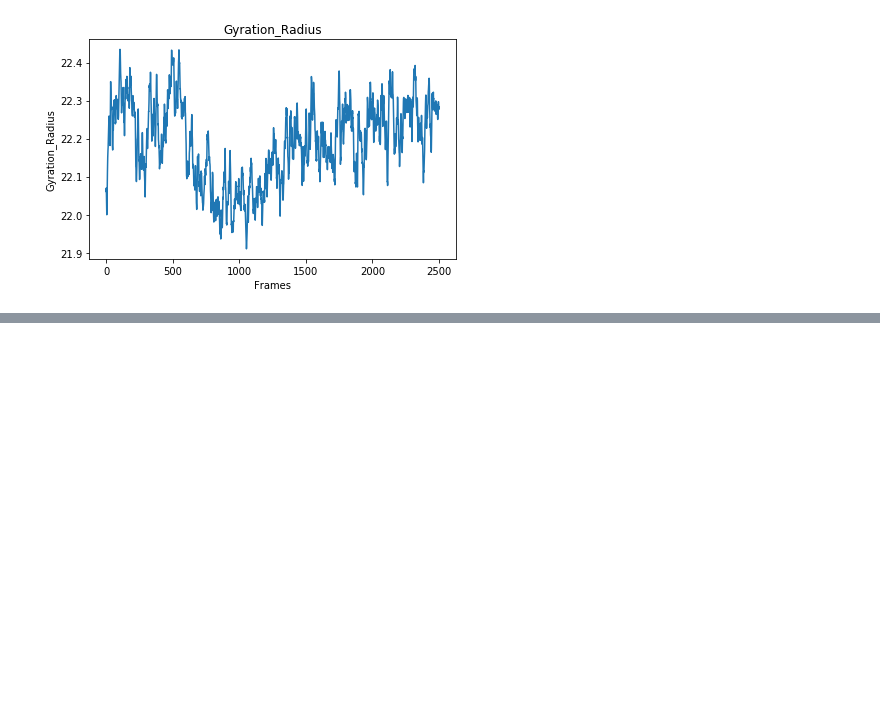
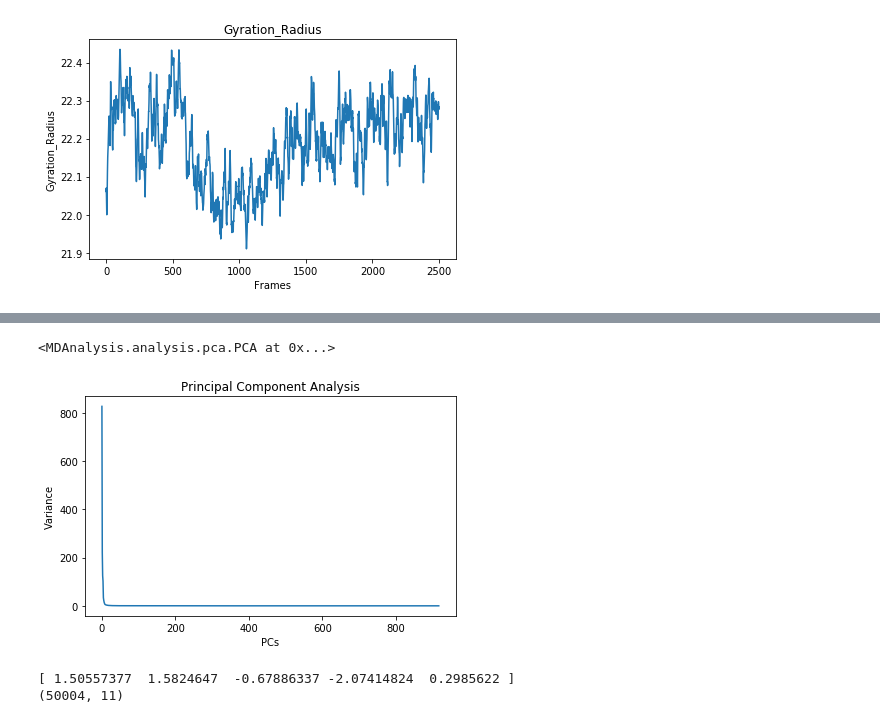
Before and after one commit to MikeXydas/MDSimsEval, a Jupyter notebook: MD_Analysis/nCov_QHD_G75_Analysis.ipynb, the cells around one changed output, grey strips where cells are left out. Drawn from its saved outputs; the diff is of its cells as text; code cells hidden in the pictures; blank space fills up the shorter version.

```diff
--- a/MD_Analysis/nCov_QHD_G75_Analysis.ipynb
+++ b/MD_Analysis/nCov_QHD_G75_Analysis.ipynb
@@ -154,0 +234,34 @@ UFuncTypeError: ufunc 'multiply' did not contain a loop with signature matching
+# %%
+import MDAnalysis.analysis.pca as pca
+#TODO: Check if the frames are aligned
+
+# I will apply PCA only on the alpha carbons like the paper I linked above does
+ca_pca = pca.PCA(u, select='name CA')
+ca_pca.run()
+# %% [output]
+<MDAnalysis.analysis.pca.PCA at 0x...>
+# %%
+# Scree Plot
+plt.plot()
+plt.title('Principal Component Analysis')
+plt.xlabel('PCs')
+plt.ylabel('Variance')
+plt.plot(np.arange(len(ca_pca.cumulated_variance)), ca_pca.variance)
+plt.tight_layout()
+plt.show()
+
+# Calculate component loadings
+loads = ca_pca.p_components @ np.sqrt(ca_pca.cumulated_variance)
+# print(loads[:5])
+
+# Get the PCs that give us 95% variance
+n_pcs = np.where(ca_pca.cumulated_variance > 0.95)[0][0]
+atomgroup = u.select_atoms('name CA')
+
+# Transform our alpha carbon atoms to the first k PCs, resulted shape: #frames, k
+pca_space = ca_pca.transform(atomgroup, n_components=n_pcs)
+print(pca_space.shape)
+# %% [output]
+[figure, added]
+[ 1.50557377  1.5824647  -0.67886337 -2.07414824  0.2985622 ]
+(50004, 11)
```
Also changed, not shown: parts of 9 cells of this notebook, 4 other files.
